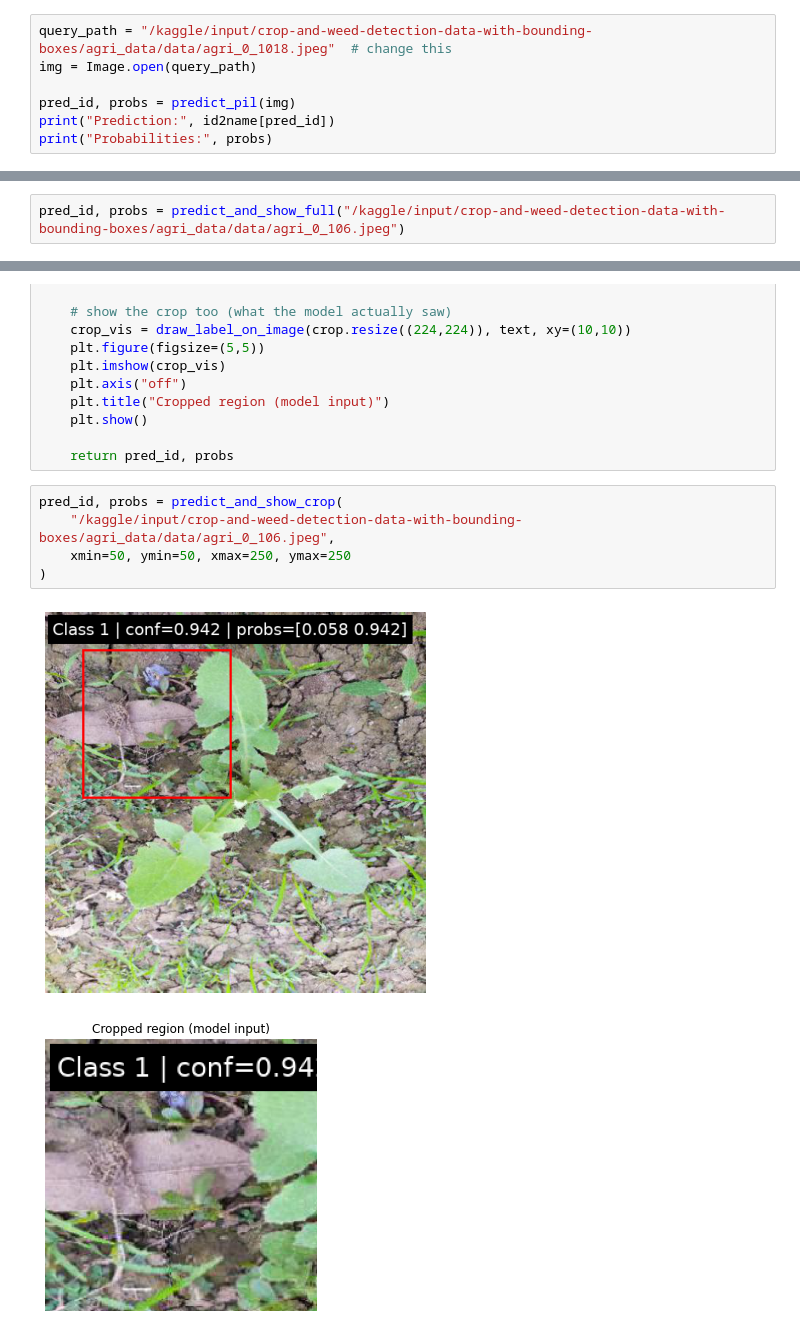
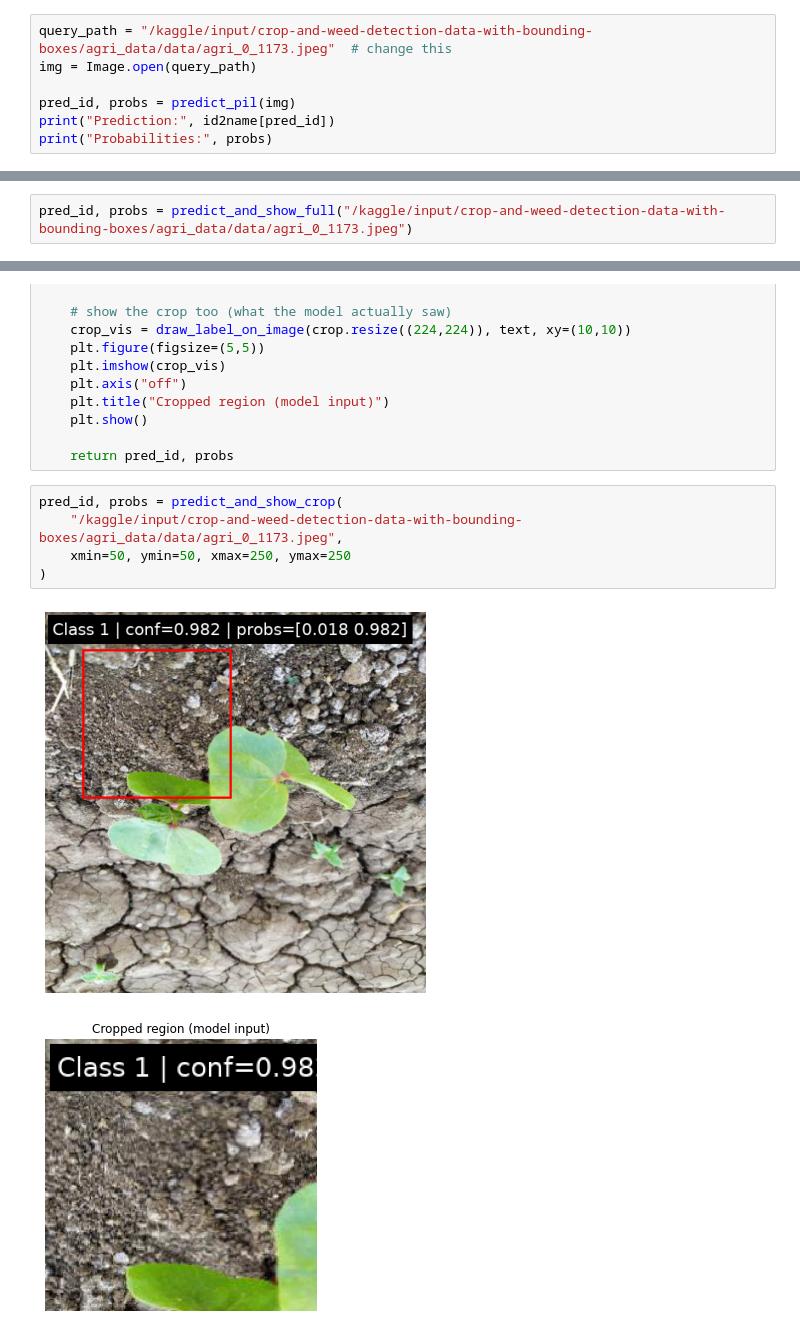
Before and after one commit to WePsychology/AI-Weed-Detection, a Jupyter notebook: ai-weed-detection.ipynb, the cells around one changed output, grey strips where cells are left out. Cells and saved outputs as stored; diff of their text form.

```diff
--- a/ai-weed-detection.ipynb
+++ b/ai-weed-detection.ipynb
@@ -762,7 +762,7 @@ def predict_pil(pil_img):
     pred_id = int(np.argmax(probs))
     return pred_id, probs
 # %%
-query_path = "/kaggle/input/crop-and-weed-detection-data-with-bounding-boxes/agri_data/data/agri_0_1018.jpeg"  # change this
+query_path = "/kaggle/input/crop-and-weed-detection-data-with-bounding-boxes/agri_data/data/agri_0_1173.jpeg"  # change this
 img = Image.open(query_path)
 
 pred_id, probs = predict_pil(img)
@@ -850,5 +850,5 @@ def predict_and_show_full(img_path):
 
     return pred_id, probs
 # %%
-pred_id, probs = predict_and_show_full("/kaggle/input/crop-and-weed-detection-data-with-bounding-boxes/agri_data/data/agri_0_106.jpeg")
+pred_id, probs = predict_and_show_full("/kaggle/input/crop-and-weed-detection-data-with-bounding-boxes/agri_data/data/agri_0_1173.jpeg")
 # %% [output]
@@ -890,9 +890,9 @@ def predict_and_show_crop(img_path, xmin, ymin, xmax, ymax, show_bbox=True):
     return pred_id, probs
 # %%
 pred_id, probs = predict_and_show_crop(
-    "/kaggle/input/crop-and-weed-detection-data-with-bounding-boxes/agri_data/data/agri_0_106.jpeg",
+    "/kaggle/input/crop-and-weed-detection-data-with-bounding-boxes/agri_data/data/agri_0_1173.jpeg",
     xmin=50, ymin=50, xmax=250, ymax=250
 )
 # %% [output]
-[figure, old version]
+[figure, new version]
-[figure, old version]
+[figure, new version]
```
Also changed, not shown: parts of 10 cells of this notebook.
